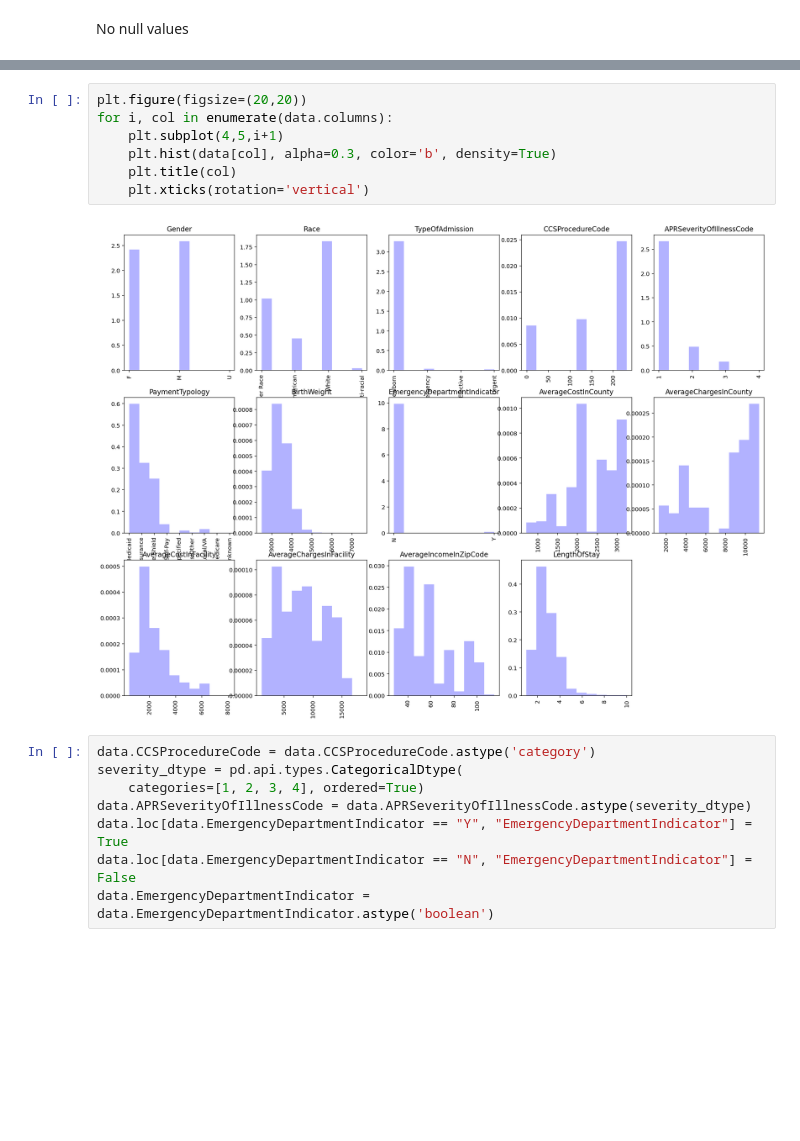
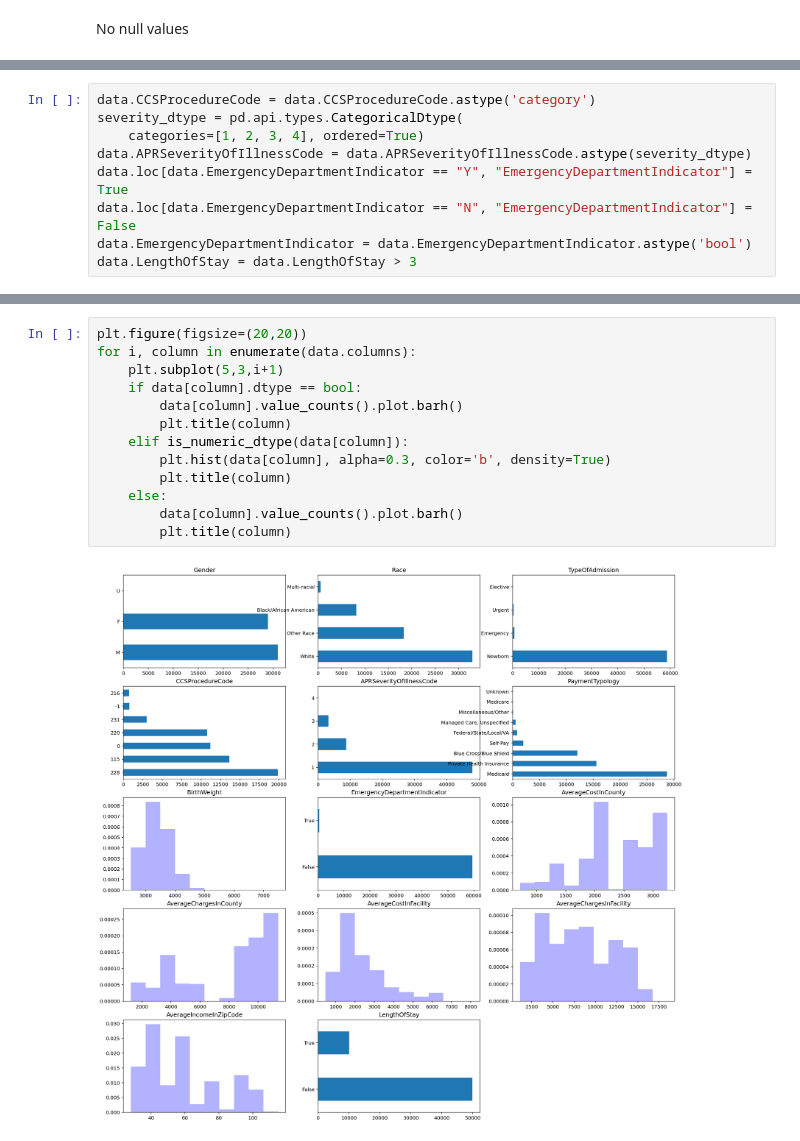
Before and after one commit to shekhar-hazari/CML_assignment_1, a Jupyter notebook: s3831855.ipynb, the cells around one changed output, grey strips where cells are left out. Cells and saved outputs as stored; diff of their text form; blank space fills up the shorter version.

```diff
--- a/s3831855.ipynb
+++ b/s3831855.ipynb
@@ -35,0 +62,9 @@ No null values
+# %%
+data.CCSProcedureCode = data.CCSProcedureCode.astype('category')
+severity_dtype = pd.api.types.CategoricalDtype(
+    categories=[1, 2, 3, 4], ordered=True)
+data.APRSeverityOfIllnessCode = data.APRSeverityOfIllnessCode.astype(severity_dtype)
+data.loc[data.EmergencyDepartmentIndicator == "Y", "EmergencyDepartmentIndicator"] = True
+data.loc[data.EmergencyDepartmentIndicator == "N", "EmergencyDepartmentIndicator"] = False
+data.EmergencyDepartmentIndicator = data.EmergencyDepartmentIndicator.astype('bool')
+data.LengthOfStay = data.LengthOfStay > 3
@@ -72,17 +121,15 @@ print(data.CCSProcedureCode.unique())
 # %%
 plt.figure(figsize=(20,20))
-for i, col in enumerate(data.columns):
-    plt.subplot(4,5,i+1)
-    plt.hist(data[col], alpha=0.3, color='b', density=True)
-    plt.title(col)
-    plt.xticks(rotation='vertical')
+for i, column in enumerate(data.columns):
+    plt.subplot(5,3,i+1)
+    if data[column].dtype == bool:
+        data[column].value_counts().plot.barh()
+        plt.title(column)
+    elif is_numeric_dtype(data[column]):
+        plt.hist(data[column], alpha=0.3, color='b', density=True)
+        plt.title(column)
+    else:
+        data[column].value_counts().plot.barh()
+        plt.title(column)
 # %% [output]
-[figure, old version]
+[figure, new version]
-# %%
-data.CCSProcedureCode = data.CCSProcedureCode.astype('category')
-severity_dtype = pd.api.types.CategoricalDtype(
-    categories=[1, 2, 3, 4], ordered=True)
-data.APRSeverityOfIllnessCode = data.APRSeverityOfIllnessCode.astype(severity_dtype)
-data.loc[data.EmergencyDepartmentIndicator == "Y", "EmergencyDepartmentIndicator"] = True
-data.loc[data.EmergencyDepartmentIndicator == "N", "EmergencyDepartmentIndicator"] = False
-data.EmergencyDepartmentIndicator = data.EmergencyDepartmentIndicator.astype('boolean')
```
Also changed, not shown: parts of 10 cells of this notebook.
